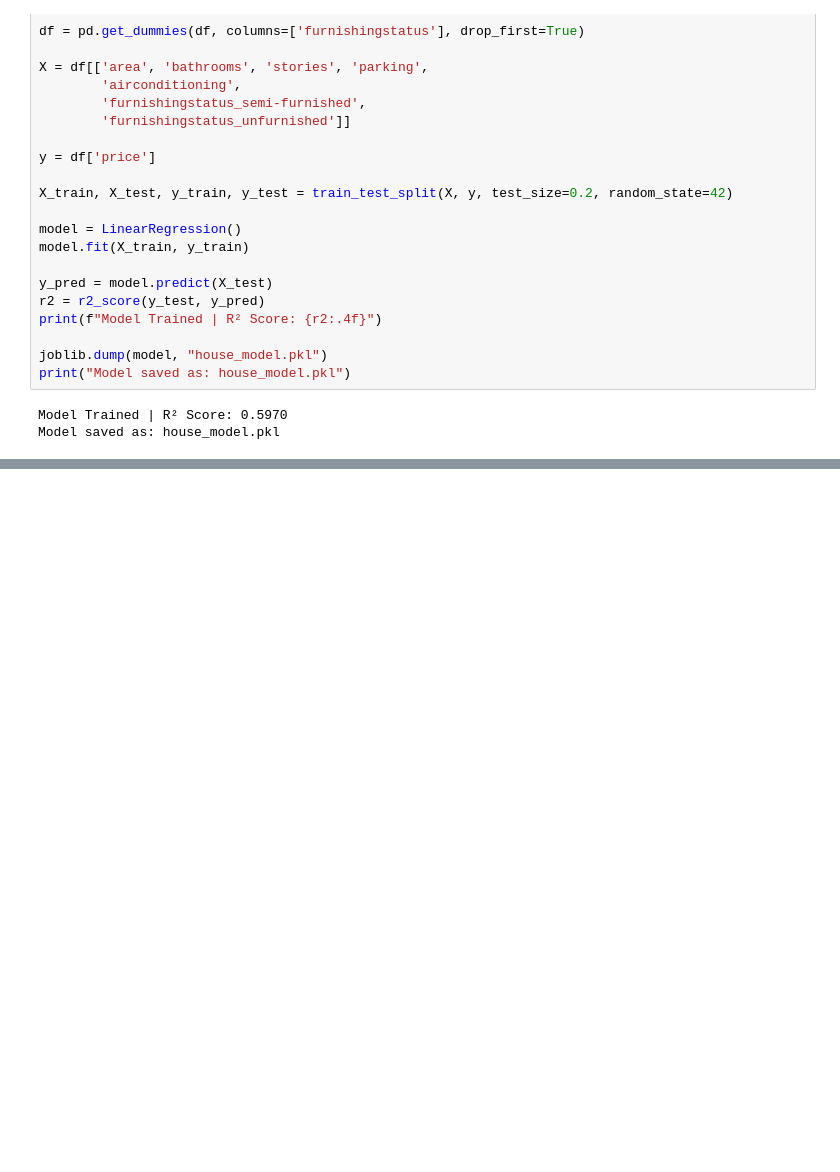
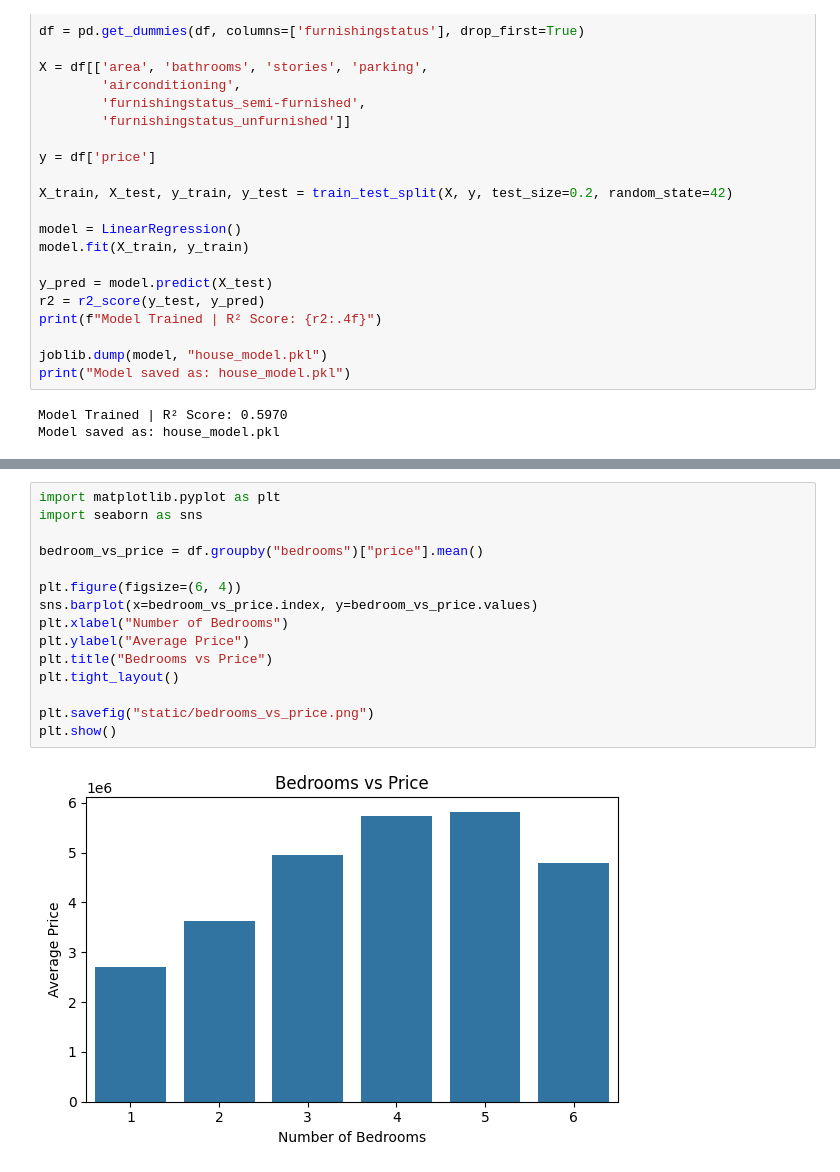
Before and after one commit to abhinandan45/Machine-learning, a Jupyter notebook: train.ipynb, the cells around one changed output, grey strips where cells are left out. Drawn from its saved outputs; the diff is of its cells as text; blank space fills up the shorter version.

```diff
--- a/train.ipynb
+++ b/train.ipynb
@@ -88,0 +95,17 @@ print("✅ All EDA graphs saved in static/")
+# %%
+import matplotlib.pyplot as plt
+import seaborn as sns
+
+bedroom_vs_price = df.groupby("bedrooms")["price"].mean()
+
+plt.figure(figsize=(6, 4))
+sns.barplot(x=bedroom_vs_price.index, y=bedroom_vs_price.values)
+plt.xlabel("Number of Bedrooms")
+plt.ylabel("Average Price")
+plt.title("Bedrooms vs Price")
+plt.tight_layout()
+
+plt.savefig("static/bedrooms_vs_price.png")
+plt.show()
+# %% [output]
+[figure, added]
```
Also changed, not shown: parts of 7 cells of this notebook, 7 other files.
